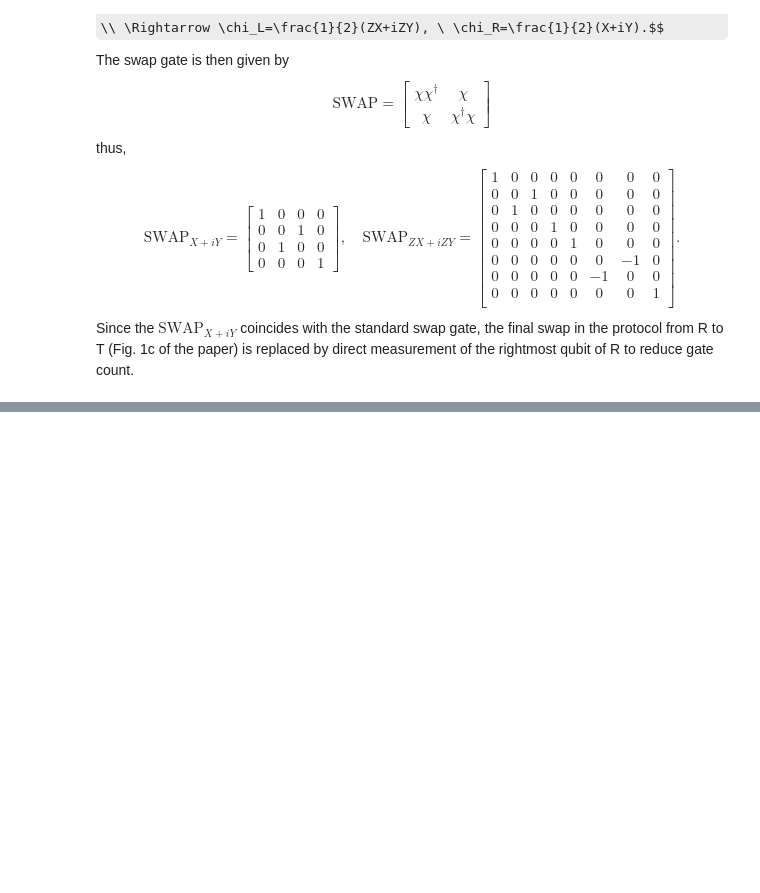
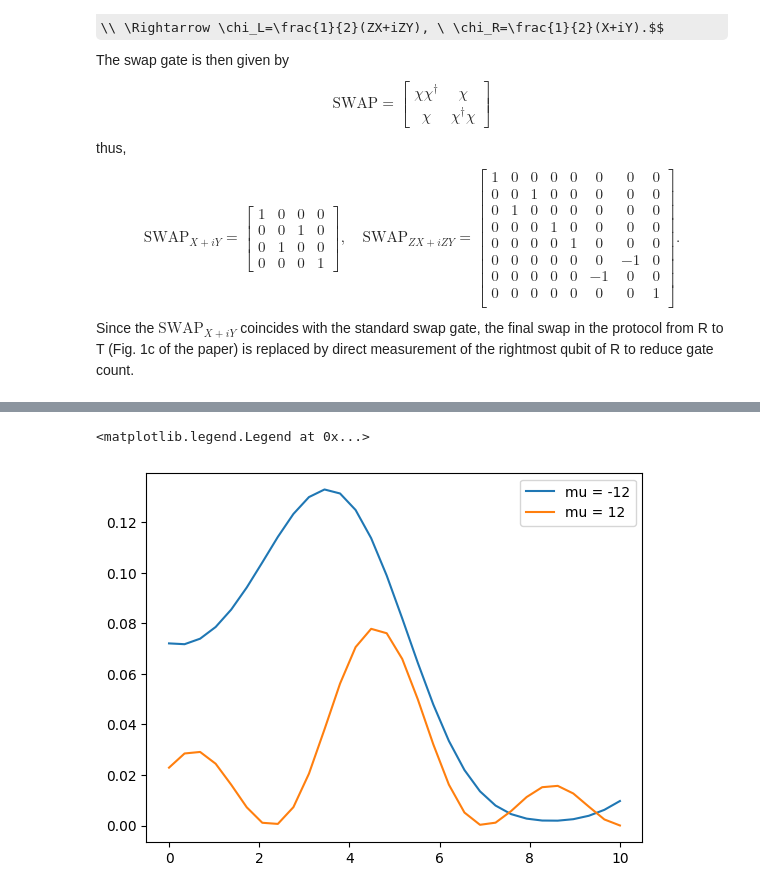
Before and after one commit to yh08037/QuantumWormhole, a Jupyter notebook: draft_dohunkim.ipynb, the cells around one changed output, grey strips where cells are left out. Drawn from its saved outputs; the diff is of its cells as text; code cells hidden in the pictures; some formulas as TeX source; blank space fills up the shorter version.

```diff
--- a/draft_dohunkim.ipynb
+++ b/draft_dohunkim.ipynb
@@ -139,0 +365,13 @@ i_H_V = ps_iV.hamiltonian(wire_order=worm_wires)
+# %%
+t1_space = np.linspace(0, 10, 30, requires_grad=False)
+
+asym_mutal_info_neg = [mutual_info(circuit(2.8, t, -12)) for t in t1_space]
+asym_mutal_info_pos = [mutual_info(circuit(2.8, t, 12)) for t in t1_space]
+asym_mutal_info_diff = [neg - pos for neg, pos in zip(asym_mutal_info_neg, asym_mutal_info_pos)]
+# %%
+plt.plot(t1_space, asym_mutal_info_neg, label='mu = -12')
+plt.plot(t1_space, asym_mutal_info_pos, label='mu = 12')
+plt.legend()
+# %% [output]
+<matplotlib.legend.Legend at 0x...>
+[figure, added]
```
Also changed, not shown: parts of 38 cells of this notebook.
